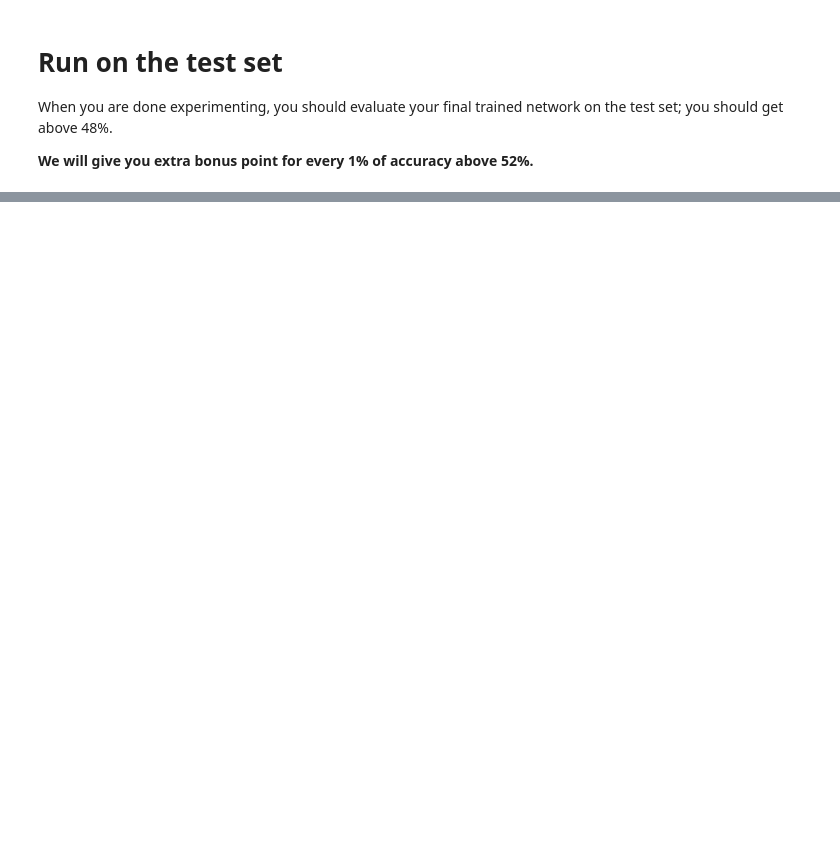
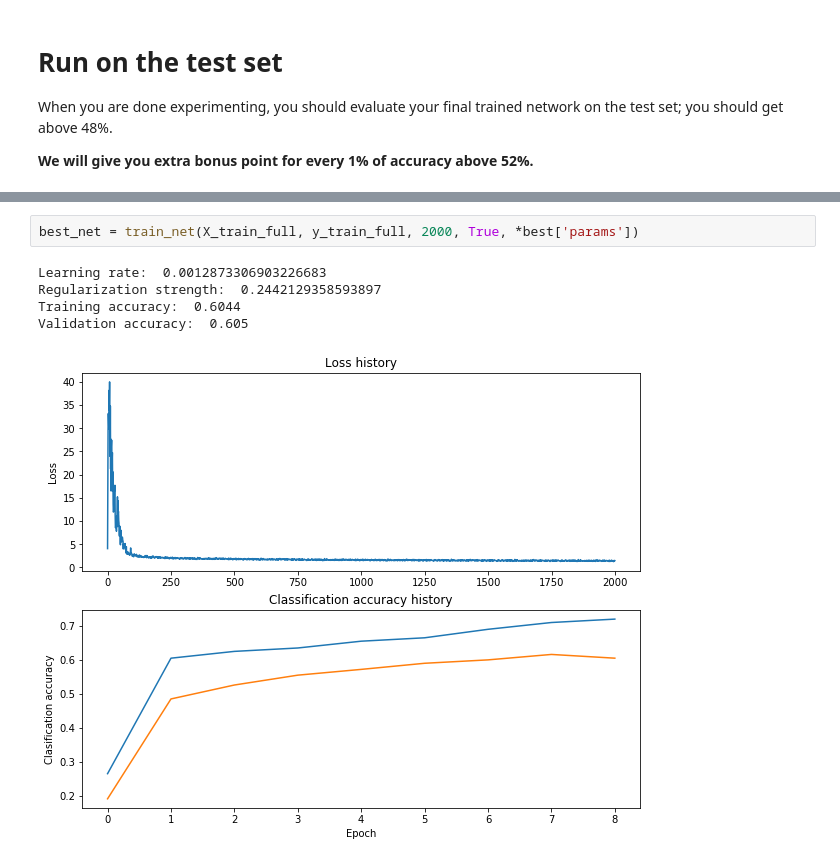
Before and after one commit to zubenkoivan/machine-learning, a Jupyter notebook: cs231n/assignment1/two_layer_net.ipynb, the cells around one changed output, grey strips where cells are left out. Saved outputs shown, nothing was run; the diff lists cells and outputs as text; blank space fills up the shorter version.

```diff
--- a/cs231n/assignment1/two_layer_net.ipynb
+++ b/cs231n/assignment1/two_layer_net.ipynb
@@ -432,0 +435,8 @@ Test accuracy:  0.515
+# %%
+best_net = train_net(X_train_full, y_train_full, 2000, True, *best['params'])
+# %% [output]
+Learning rate:  0.0012873306903226683
+Regularization strength:  0.2442129358593897
+Training accuracy:  0.6044
+Validation accuracy:  0.605
+[figure, added]
```
Also changed, not shown: parts of 3 cells of this notebook.
